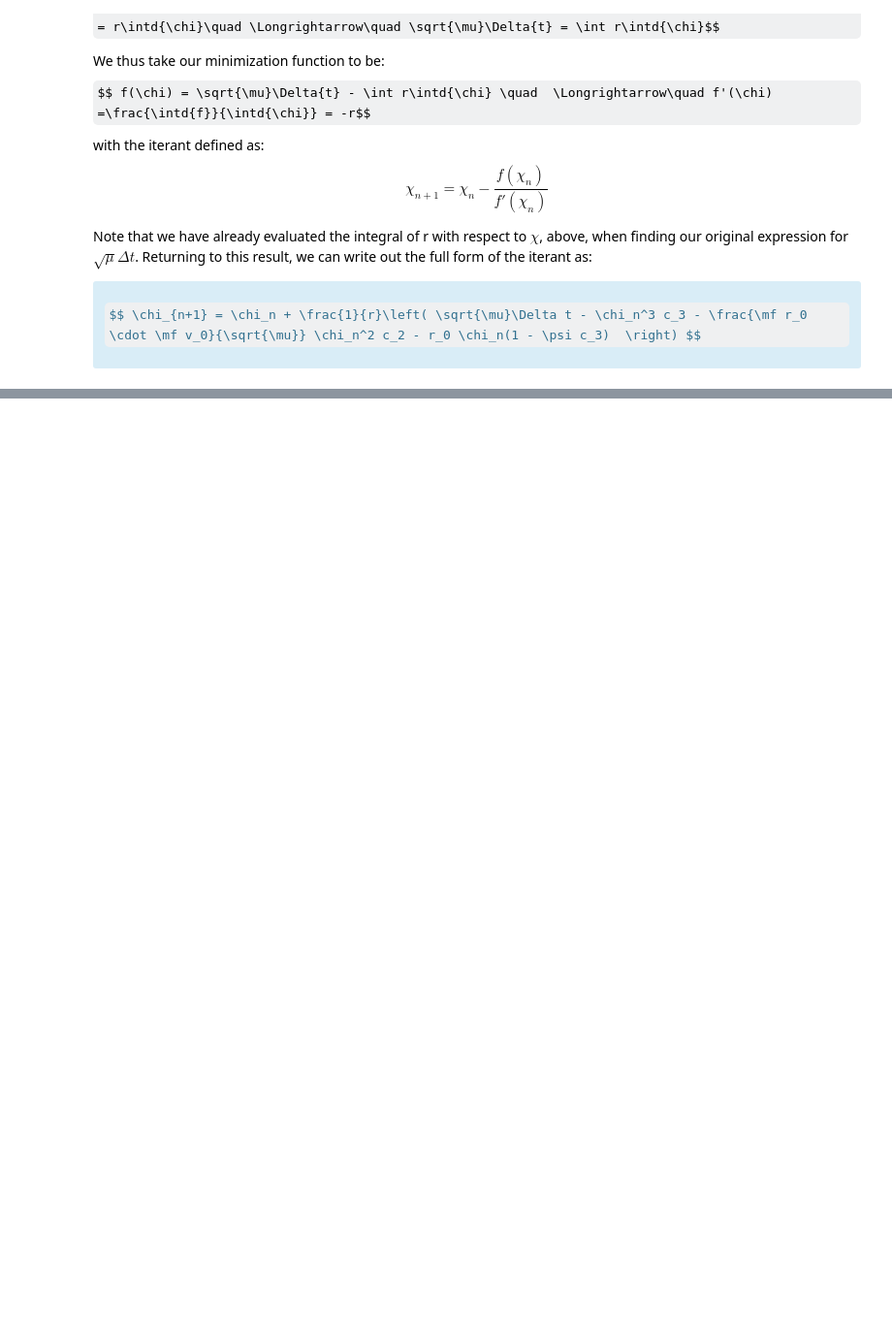
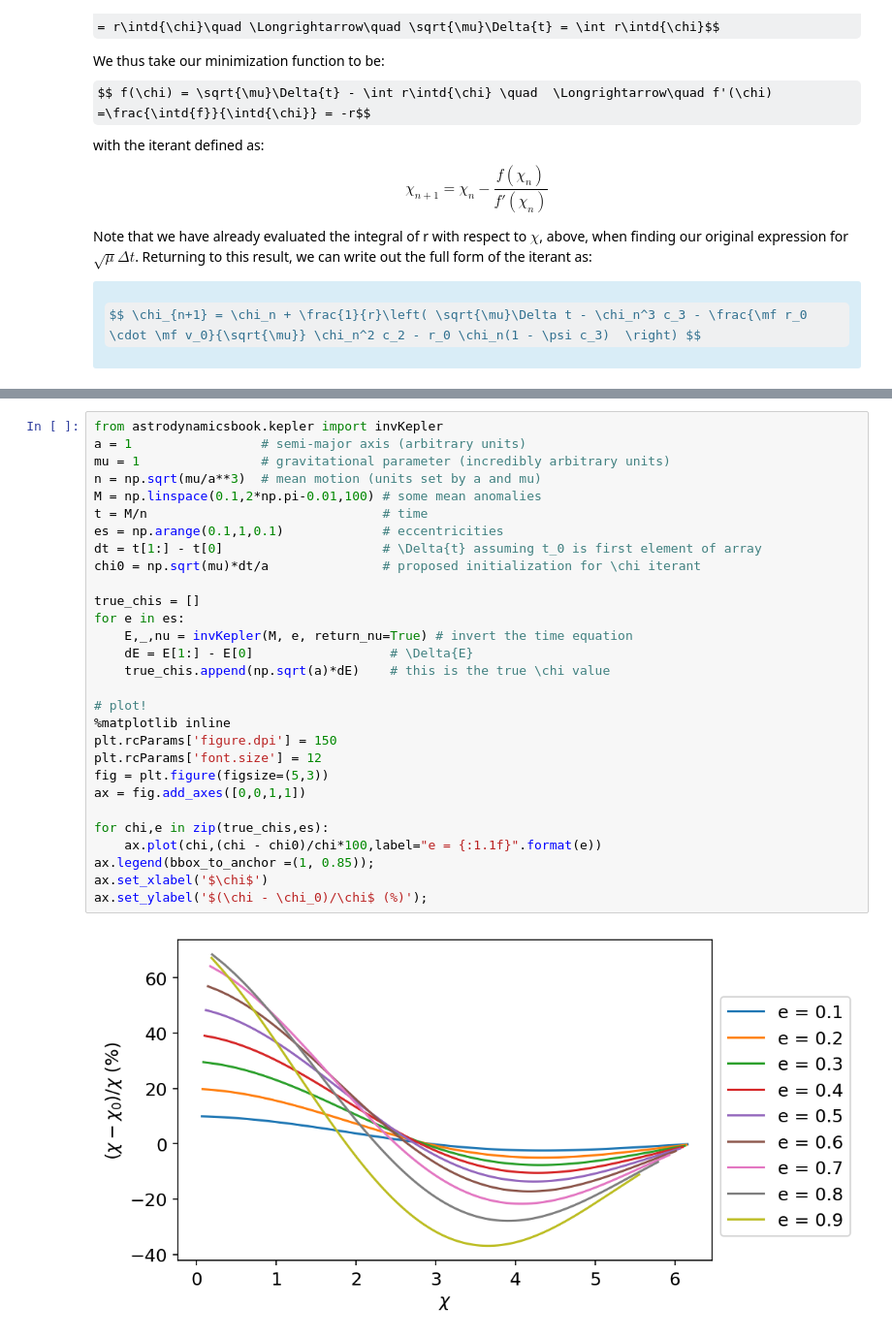
Before and after one commit to dsavransky/astrodynamicsbook, a Jupyter notebook: Notebooks/21-Universal Variables.ipynb, the cells around one changed output, grey strips where cells are left out. Shown at 97% size. Drawn from its saved outputs; the diff is of its cells as text; some formulas as TeX source; blank space fills up the shorter version.

```diff
--- a/Notebooks/21-Universal Variables.ipynb
+++ b/Notebooks/21-Universal Variables.ipynb
@@ -252,0 +299,31 @@ $$ r =  \chi^2 c_2 + \frac{\mf r_0 \cdot \mf v_0}{\sqrt{\mu}}\chi(1 - \psi c_3)
+# %%
+from astrodynamicsbook.kepler import invKepler
+a = 1                 # semi-major axis (arbitrary units)
+mu = 1                # gravitational parameter (incredibly arbitrary units)
+n = np.sqrt(mu/a**3)  # mean motion (units set by a and mu)
+M = np.linspace(0.1,2*np.pi-0.01,100) # some mean anomalies
+t = M/n                               # time
+es = np.arange(0.1,1,0.1)             # eccentricities
+dt = t[1:] - t[0]                     # \Delta{t} assuming t_0 is first element of array
+chi0 = np.sqrt(mu)*dt/a               # proposed initialization for \chi iterant
+
+true_chis = []
+for e in es:
+    E,_,nu = invKepler(M, e, return_nu=True) # invert the time equation
+    dE = E[1:] - E[0]                  # \Delta{E}
+    true_chis.append(np.sqrt(a)*dE)    # this is the true \chi value
+
+# plot!
+%matplotlib inline
+plt.rcParams['figure.dpi'] = 150
+plt.rcParams['font.size'] = 12
+fig = plt.figure(figsize=(5,3))
+ax = fig.add_axes([0,0,1,1])
+
+for chi,e in zip(true_chis,es):
+    ax.plot(chi,(chi - chi0)/chi*100,label="e = {:1.1f}".format(e))
+ax.legend(bbox_to_anchor =(1, 0.85));
+ax.set_xlabel('$\chi$')
+ax.set_ylabel('$(\chi - \chi_0)/\chi$ (%)');
+# %% [output]
+[figure, added]
```
Also changed, not shown: parts of 19 cells of this notebook, 4 other files.
